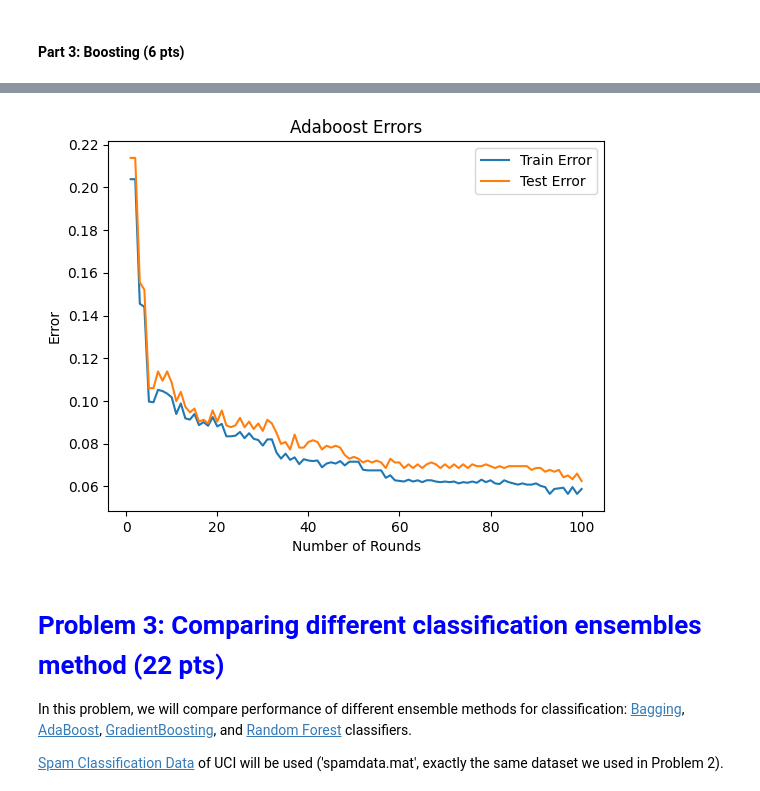
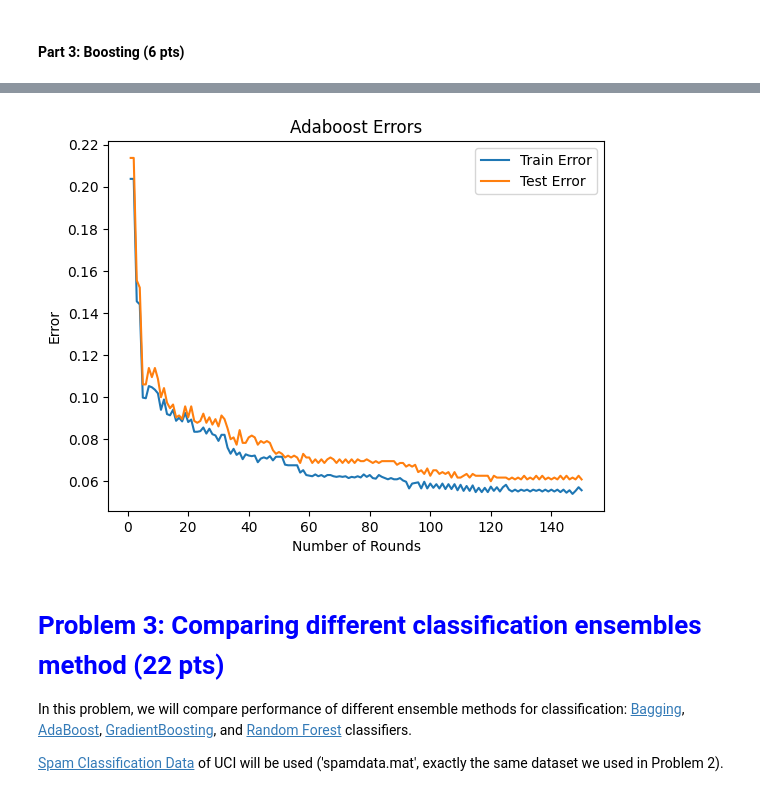
Before and after one commit to pabs159/statistical-machine-learning, a Jupyter notebook: hw3/Homework3Programming.ipynb, the cells around one changed output, grey strips where cells are left out. Cells and saved outputs as stored; diff of their text form; code cells hidden in the pictures.

```diff
--- a/hw3/Homework3Programming.ipynb
+++ b/hw3/Homework3Programming.ipynb
@@ -343,7 +343,7 @@ y_train = 2 * y_train - 1
 y_test = 2 * y_test - 1
 
 #Maximum number of weak learners to be used in Adaboost
-max_num_weak_learners = 100
+max_num_weak_learners = 300
 
 #Train and test error
 train_error = []
@@ -494,36 +494,36 @@ def adaboost(X_train, y_train, X_test, y_test, num_rounds):
 dataFile = 'spamdata.mat'
 data = scipy.io.loadmat(dataFile)['spamdata']
 X = data[:, 0:57]
 y = data[:, 57]
 X_train, X_test, y_train, y_test = train_test_split(X, y, test_size=0.25, random_state=50)
 
 # Normalize data
 X_train = np.log(X_train + 0.1 * np.ones((len(X_train), len(X_train[0]))))
 X_test = np.log(X_test + 0.1 * np.ones((len(X_test), len(X_test[0]))))
 y_train = 2 * y_train - 1
 y_test = 2 * y_test - 1
 
 # Maximum number of weak learners to be used in Adaboost
-max_num_weak_learners = 100
-
+max_num_weak_learners = 150
+num_rounds = max_num_weak_learners
 # Train and test error
 train_error = []
 test_error = []
 train_errors, test_errors = adaboost(X_train, y_train, X_test, y_test, num_rounds)
 
 # Plot errors
 import matplotlib.pyplot as plt
 
 rounds = range(1, max_num_weak_learners + 1)
 plt.plot(rounds, train_errors, label='Train Error')
 plt.plot(rounds, test_errors, label='Test Error')
 plt.xlabel('Number of Rounds')
 plt.ylabel('Error')
 plt.title('Adaboost Errors')
 plt.legend()
 plt.show()
 # %% [output]
-[figure, old version]
+[figure, new version]
 # %% [markdown]
 # <font color='blue'> Problem 3: Comparing different classification ensembles method (22 pts) </font>
 
```
Also changed, not shown: parts of 8 cells of this notebook.
